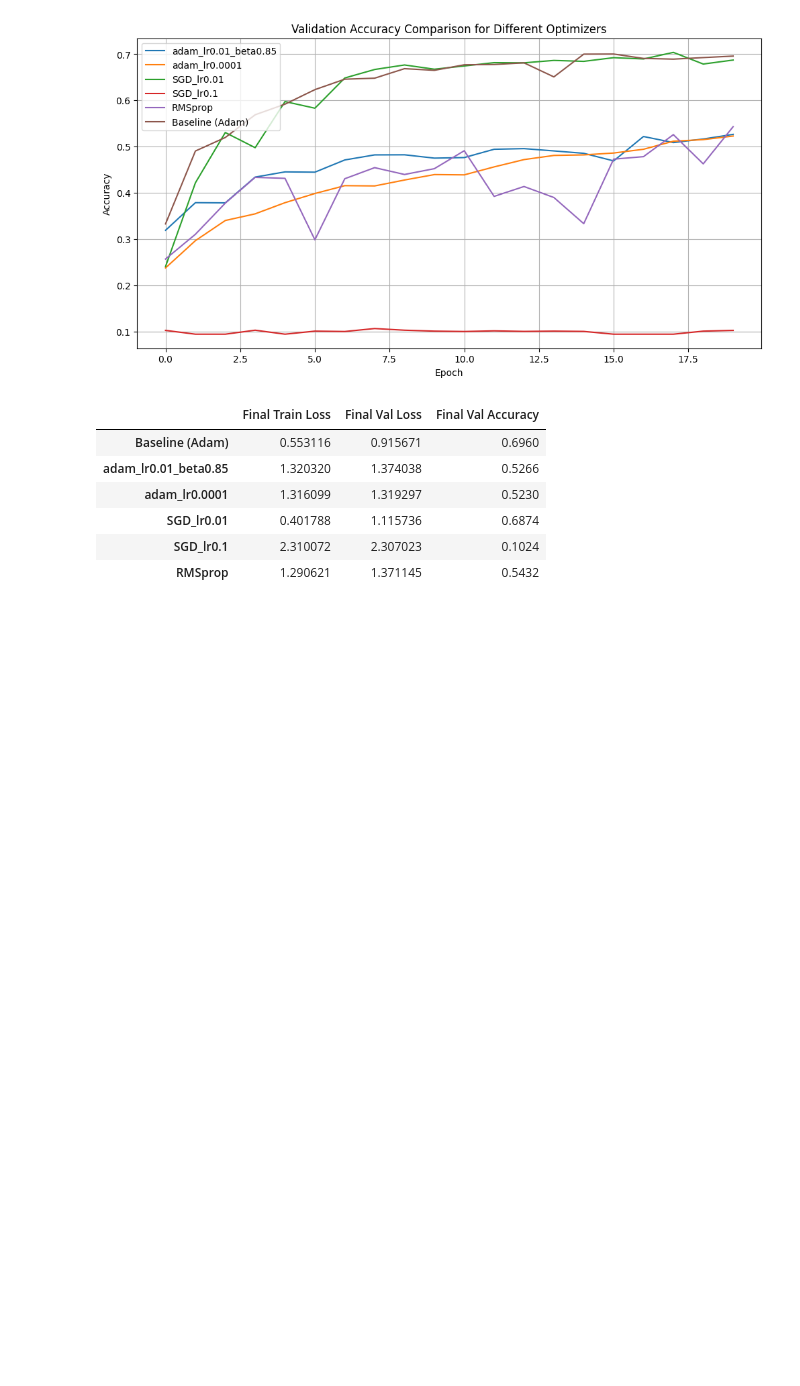
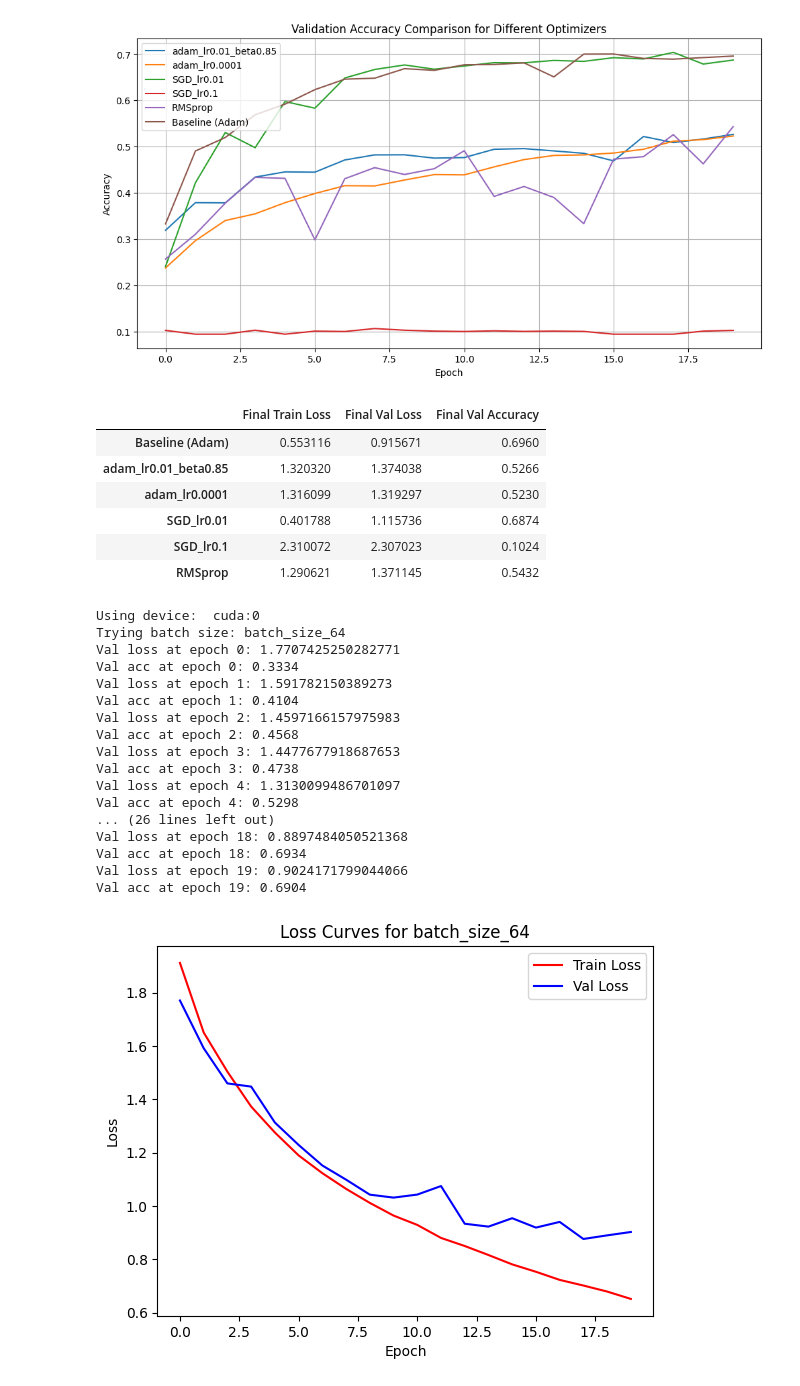
Before and after one commit to tomasbelak24/deeplearning-vision, a Jupyter notebook: hw1/optimizers.ipynb, the cells around one changed output. Saved outputs shown, nothing was run; the diff lists cells and outputs as text; code cells hidden in the pictures; blank space fills up the shorter version.

Commit message:
trained batch size as well

```diff
--- a/hw1/optimizers.ipynb
+++ b/hw1/optimizers.ipynb
@@ -414,0 +413,77 @@ display(summary_df)
+# %%
+# TODO: Experiments with batch size
+from torch.optim import Adam
+
+configs = [ {'name': 'batch_size_64','size': 64},
+            {'name': 'batch_size_128','size': 128},
+            {'name': 'batch_size_16', 'size': 16}
+          ]
+
+### TODO: dokoncit config setup
+
+losses = {config['name']: ([], []) for config in configs}
+accuracies = {config['name']: [] for config in configs}
+
+device = torch.device("cuda:0" if torch.cuda.is_available() else "cpu")
+print("Using device: ", device)
+
+ce_loss = torch.nn.CrossEntropyLoss().to(device)
+
+for config in configs:
+    print(f"Trying batch size: {config['name']}")
+
+    # Re-initialize model and optimizer for each batch size experiment
+    model, model_inference = build_model_task3()
+    model.to(device)
+    model_inference.to(device)
+    optimizer = Adam(model.parameters())
+
+
+    batch_size = config['size']
+    dataloader_train = torch.utils.data.DataLoader(trainset, batch_size=batch_size, shuffle=True)
+    dataloader_val = torch.utils.data.DataLoader(valset, batch_size=batch_size, shuffle=False)
+
+    epoch_train_losses = []
+    epoch_val_losses = []
+    epoch_val_accs = []
+
+    for e in range(20):
+        train_loss, val_loss, val_acc = one_epoch(model, ce_loss, optimizer, dataloader_train, dataloader_val, False)
+
+        print(f"Val loss at epoch {e}: {val_loss}")
+        print(f"Val acc at epoch {e}: {val_acc}")
+
+        epoch_train_losses.append(train_loss)
+        epoch_val_losses.append(val_loss)
+        epoch_val_accs.append(val_acc)
+
+    losses[config['name']][0].append(epoch_train_losses)
+    losses[config['name']][1].append(epoch_val_losses)
+    accuracies[config['name']].append(epoch_val_accs)
+
+    plt.plot(epoch_train_losses, c='r', label='Train Loss')
+    plt.plot(epoch_val_losses, c='b', label='Val Loss')
+    plt.title(f"Loss Curves for {config['name']}")
+    plt.xlabel('Epoch')
+    plt.ylabel('Loss')
+    plt.legend()
+    plt.show()
+# %% [output]
+Using device:  cuda:0
+Trying batch size: batch_size_64
+Val loss at epoch 0: 1.7707425250282771
+Val acc at epoch 0: 0.3334
+Val loss at epoch 1: 1.591782150389273
+Val acc at epoch 1: 0.4104
+Val loss at epoch 2: 1.4597166157975983
+Val acc at epoch 2: 0.4568
+Val loss at epoch 3: 1.4477677918687653
+Val acc at epoch 3: 0.4738
+Val loss at epoch 4: 1.3130099486701097
+Val acc at epoch 4: 0.5298
+... (26 lines left out)
+Val loss at epoch 18: 0.8897484050521368
+Val acc at epoch 18: 0.6934
+Val loss at epoch 19: 0.9024171799044066
+Val acc at epoch 19: 0.6904
+[figure, added]
```
Also changed, not shown: parts of 13 cells of this notebook.
